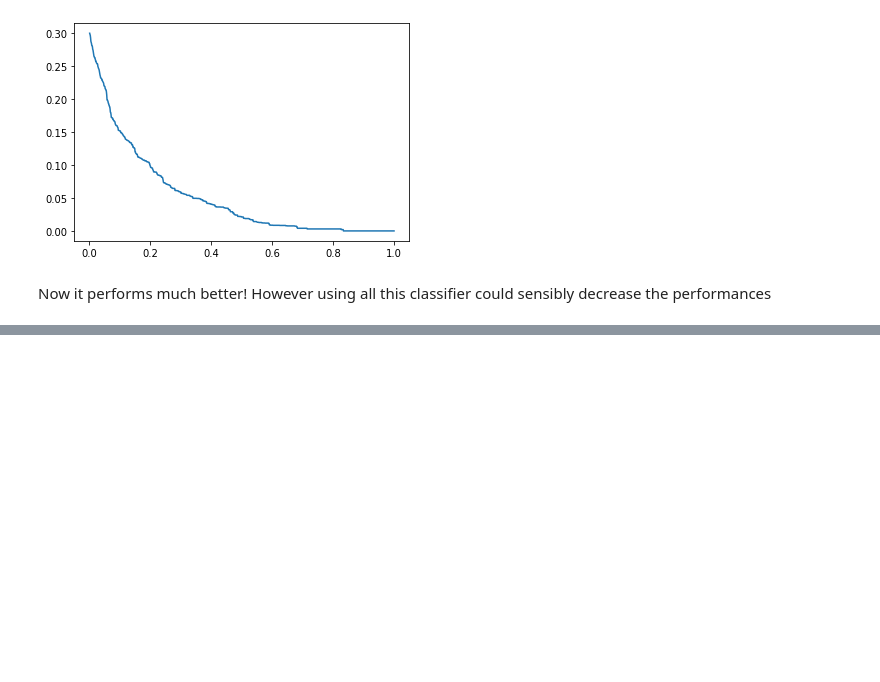
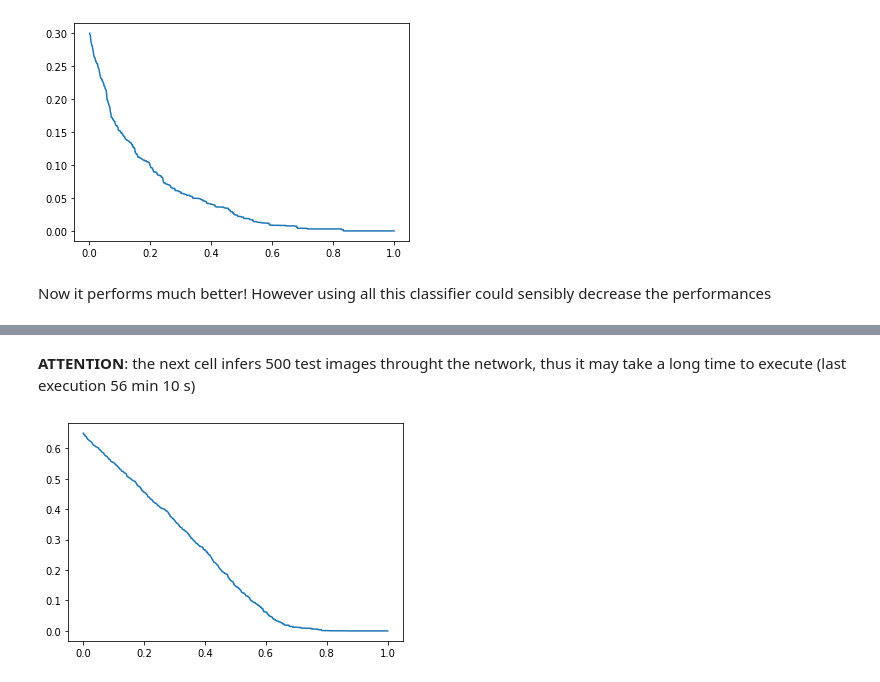
Before and after one commit to pastifra/Embedded-Person-detection, a Jupyter notebook: Stat_evaluation.ipynb, the cells around one changed output, grey strips where cells are left out. Saved outputs shown, nothing was run; the diff lists cells and outputs as text; code cells hidden in the pictures; blank space fills up the shorter version.

```diff
--- a/Stat_evaluation.ipynb
+++ b/Stat_evaluation.ipynb
@@ -353,0 +710,25 @@ yolov3-tiny.weights 100%[===================>]  33.79M  27.4MB/s    in 1.2s
+# %%
+# define the model
+model = make_yolov3_model()
+
+# load the model weights
+weight_reader = WeightReader('/content/darknet/yolov3.weights')
+weight_reader.load_weights(model)
+# %%
+# define the anchors and labels
+anchors = [[116,90, 156,198, 373,326], [30,61, 62,45, 59,119], [10,13, 16,30, 33,23]]# define the labels
+labels = ["person", "bicycle", "car", "motorbike", "aeroplane", "bus", "train", "truck",
+    "boat", "traffic light", "fire hydrant", "stop sign", "parking meter", "bench",
+    "bird", "cat", "dog", "horse", "sheep", "cow", "elephant", "bear", "zebra", "giraffe",
+    "backpack", "umbrella", "handbag", "tie", "suitcase", "frisbee", "skis", "snowboard",
+    "sports ball", "kite", "baseball bat", "baseball glove", "skateboard", "surfboard",
+    "tennis racket", "bottle", "wine glass", "cup", "fork", "knife", "spoon", "bowl", "banana",
+    "apple", "sandwich", "orange", "broccoli", "carrot", "hot dog", "pizza", "donut", "cake",
+    "chair", "sofa", "pottedplant", "bed", "diningtable", "toilet", "tvmonitor", "laptop", "mouse",
+    "remote", "keyboard", "cell phone", "microwave", "oven", "toaster", "sink", "refrigerator",
+    "book", "clock", "vase", "scissors", "teddy bear", "hair drier", "toothbrush"]
+# get the details of the detected objects
+# define the probability threshold for detected objects
+class_threshold = 0.6
+# %% [markdown]
+**ATTENTION**: the next cell infers 500 test images throught the network, thus it may take a long time to execute (last execution 56 min 10 s)
@@ -353,0 +766,22 @@ yolov3-tiny.weights 100%[===================>]  33.79M  27.4MB/s    in 1.2s
+# %%
+iou_thr = 0
+iou_thresholds = []
+detection_rate_iou_yolo = []
+for h in range(0,1000):
+  iou_thr += 0.001
+  iou_thresholds.append(iou_thr)
+  detection_rate = [0]*500
+  for i in range(0,500):
+    for j in prop_regions_yolo[i]:
+      for h in bboxes[i]:
+        if (calc_iou(h,j) > iou_thr):
+          if(detection_rate[i] < len(bboxes[i])):
+            detection_rate[i] += 1;
+    detection_rate[i] = detection_rate[i]/len(bboxes[i])
+  temp = sum(detection_rate)/500
+  detection_rate_iou_yolo.append(temp)
+# %%
+pyplot.plot(iou_thresholds, detection_rate_iou_yolo)
+pyplot.show()
+# %% [output]
+[figure, added]
```
Also changed, not shown: parts of 9 cells of this notebook.
